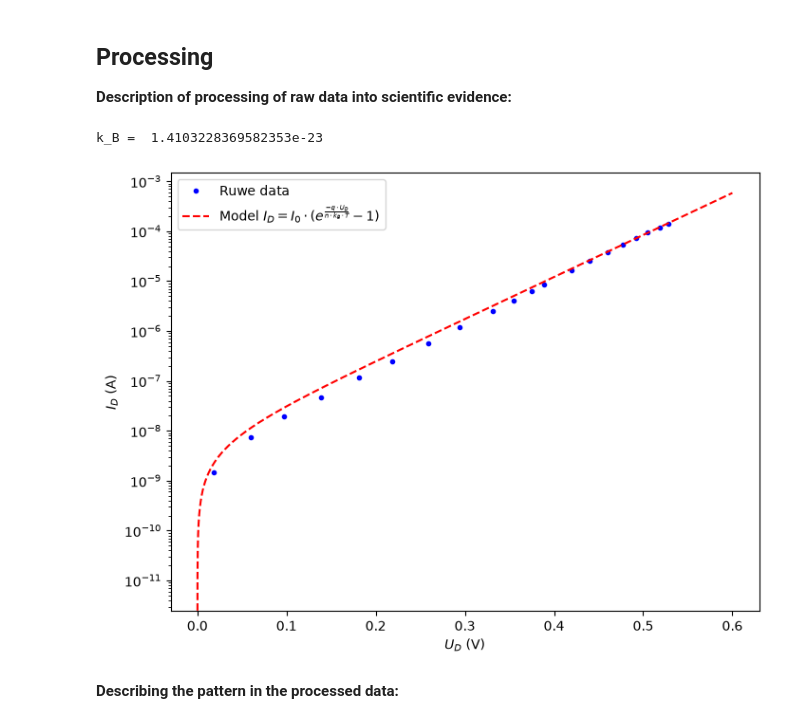
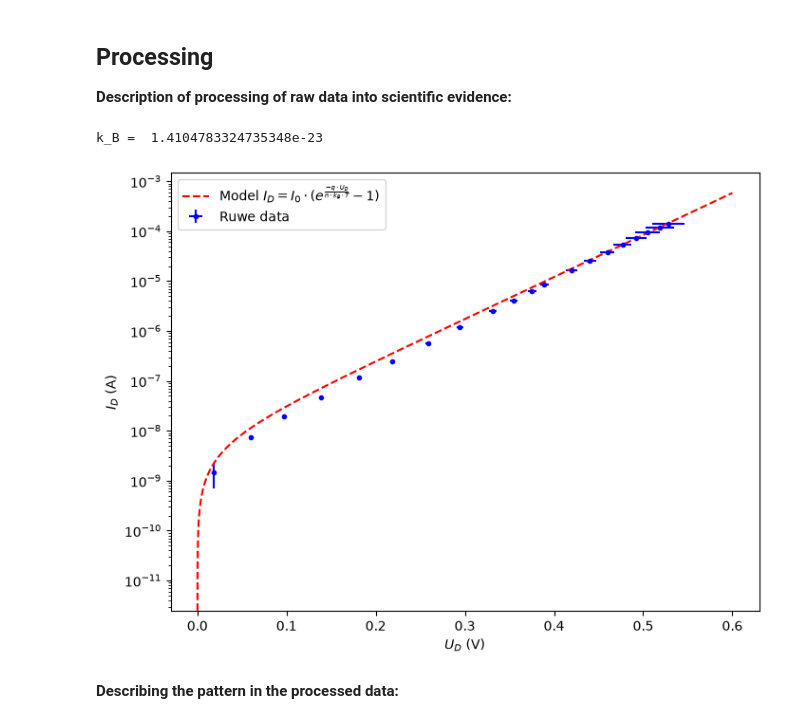
Before and after one commit to Feltse/IP2_Boltzmann_experiment, a Jupyter notebook: content/tn13015_exp/BM_labjournaal.ipynb, the cells around one changed output. Cells and saved outputs as stored; diff of their text form; code cells hidden in the pictures.

Commit message:
Een plot gemaakt met de onzekerheden in ons experiment.

```diff
--- a/content/tn13015_exp/BM_labjournaal.ipynb
+++ b/content/tn13015_exp/BM_labjournaal.ipynb
@@ -77,40 +77,48 @@ R_3 = Resistances_5_5[1]
 
 n = 2.0 #De idealiteitsfactor van silicium.
 T = 293 #Kamertemperatuur in Kelvin.
-q = -1.602e-19 #Lading van een elektron.
+q = -1.602176634e-19 #Lading van een elektron.
 
 #Gemeten waarden van de bronspanning en de spanning over de weerstand R1.
 U_B = np.array([0.20, 0.66, 1.07, 1.52, 2.00, 2.42, 2.89, 3.35, 3.90, 4.33, 4.79, 5.19, 6.40, 7.57, 9.22, 11.18, 13.38, 15.88, 18.86, 21.48])
 U_1 = np.array([0.015e-3, 0.074e-3, 0.193e-3, 0.474e-3, 1.166e-3, 2.514e-3, 5.633e-3, 11.741e-3, 25.188e-3, 41.083e-3, 62.341e-3, 85.067e-3, 164.970e-3, 0.25170, 0.38267, 0.54477, 0.73033, 0.94583, 1.20450, 1.43428])
 
 #Berekende waarden van de spanning over de diode en de stroomsterkte door de diode.
 U_D = R_3*U_B/(R_3+R_2)-U_1
 I_D = U_1/R_1
 
-u_U_1 = U_1*1/20000
-u_R_1 = 0.1
+u_U_1_begin = 0.00015*U_1[0:12] + 0.00004*0.200
+u_U_1_eind = 0.00015*U_1[12:] + 0.00003*2.0
+u_U_1 = np.concatenate((u_U_1_begin, u_U_1_eind))
 
+u_R_1 = 0.00020*R_1 + 0.00003*2.0e3
+u_R_2 = 0.00020*R_2 + 0.00003*2.0e3
+u_R_3 = 0.00020*R_3 + 0.00003*2.0e4
+
+u_U_B = 0.007*U_B + 0.01
+
+u_U_D = np.sqrt((U_B*R_2/(R_3+R_2)**2*u_R_3)**2 + (R_3/(R_3+R_2)*u_U_B)**2 + (U_B*R_3/(R_3+R_2)**2*u_R_2)**2 + u_U_1**2)
 u_I_D = np.sqrt((u_U_1/U_1)**2 + (u_R_1/R_1)**2)*I_D
 
 def f_Boltzmann(U_Diode, I_0, k_B): #Het model dat de data beschrijft.
     return I_0*(np.exp(-q*U_Diode/(n*k_B*T))-1)
 
 val, cov = curve_fit(f_Boltzmann, U_D, I_D, p0=[1.0e-9, 1.38e-23]) #De gefitte functie.
 print("k_B = ", val[1])
 x_test = np.linspace(0, 0.6, 10000)
 y_fit = f_Boltzmann(x_test,*val)
 
 plt.figure(figsize=(8, 6))
-plt.plot(U_D, I_D, "b.", label="Ruwe data")
+plt.errorbar(U_D, I_D, xerr=u_U_D, yerr=u_I_D, fmt="b.", label="Ruwe data")
 plt.plot(x_test, y_fit, "r--", label=r"Model $I_{D} = I_{0}\cdot (e^{\frac {-q\cdot U_{D}} {n\cdot k_{B}\cdot T}} - 1)$")
 plt.xlabel("$U_D$ (V)")
 plt.ylabel("$I_D$ (A)")
 plt.yscale("log")
 plt.legend()
 plt.show()
 # %% [output]
-k_B =  1.4103228369582353e-23
+k_B =  1.4104783324735348e-23
-[figure, old version]
+[figure, new version]
 # %%
 #Data processing and analysis:
 # %%
```
